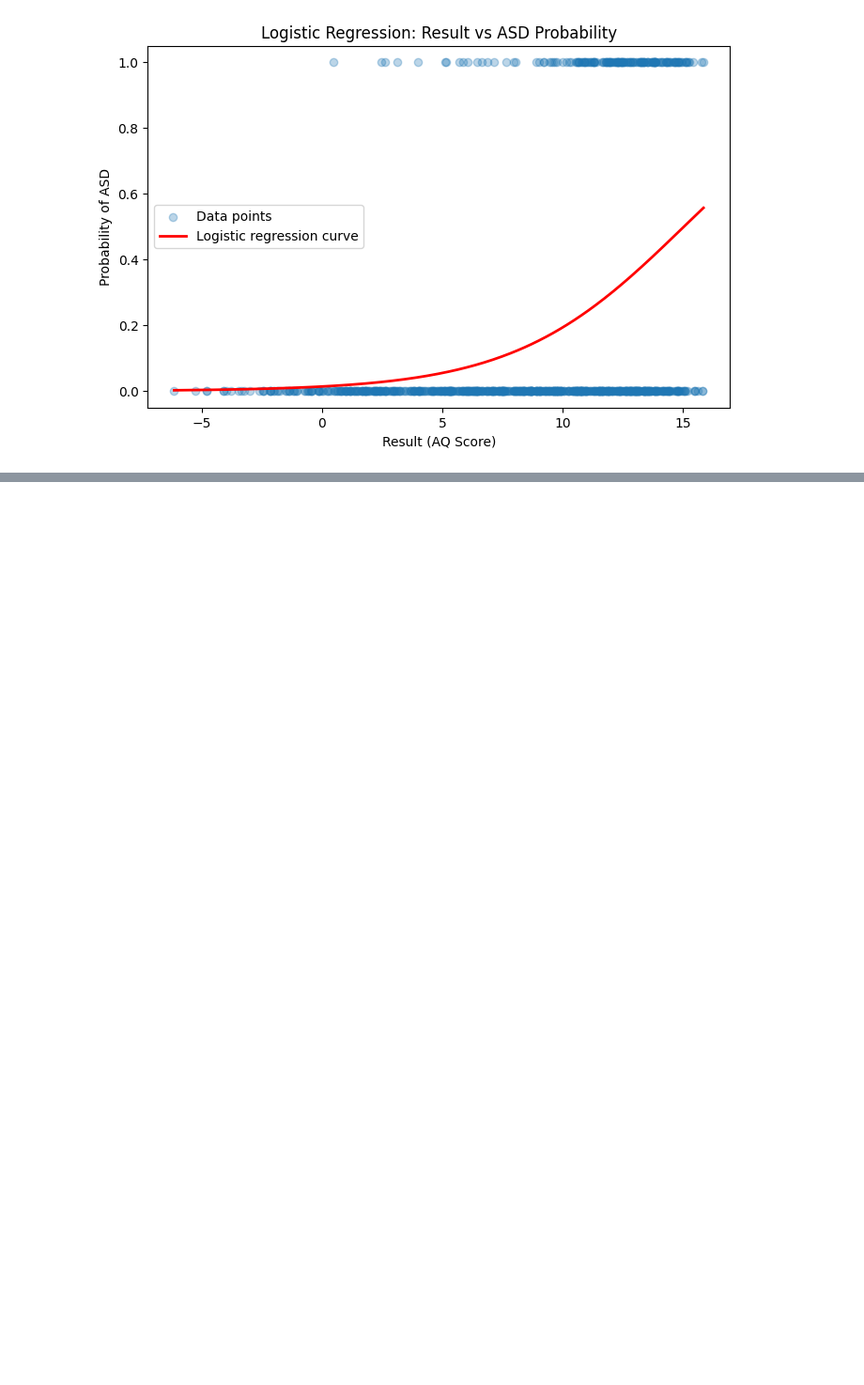
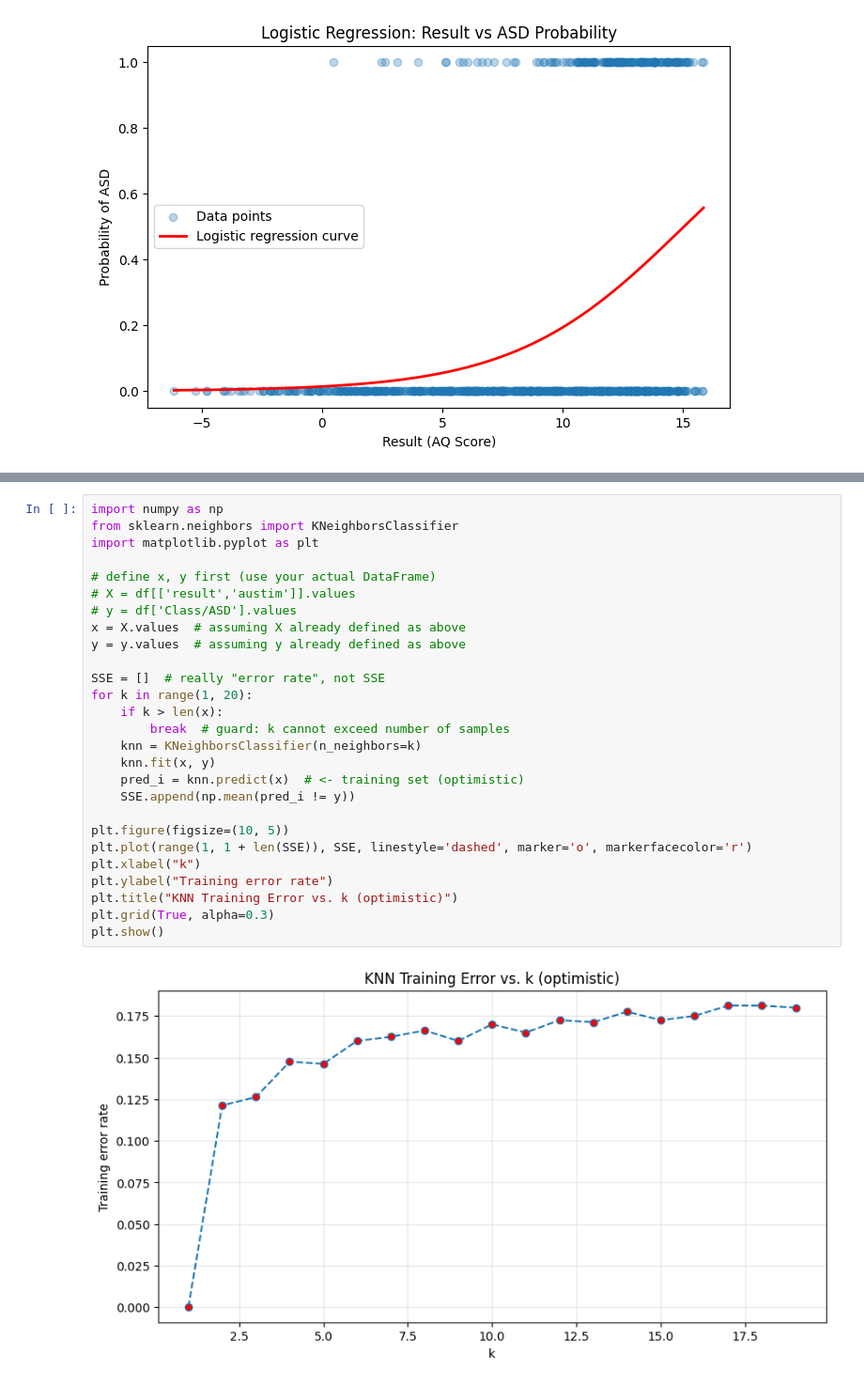
Before and after one commit to SRARNAB7/HDS_5320_Group_Project, a Jupyter notebook: Project_2.ipynb, the cells around one changed output, grey strips where cells are left out. Shown at 94% size. Saved outputs shown, nothing was run; the diff lists cells and outputs as text; blank space fills up the shorter version.

```diff
--- a/Project_2.ipynb
+++ b/Project_2.ipynb
@@ -843,0 +942,29 @@ Equation: y = -0.0600 * Age + 10.2447
+# %%
+import numpy as np
+from sklearn.neighbors import KNeighborsClassifier
+import matplotlib.pyplot as plt
+
+# define x, y first (use your actual DataFrame)
+# X = df[['result','austim']].values
+# y = df['Class/ASD'].values
+x = X.values  # assuming X already defined as above
+y = y.values  # assuming y already defined as above
+
+SSE = []  # really "error rate", not SSE
+for k in range(1, 20):
+    if k > len(x):
+        break  # guard: k cannot exceed number of samples
+    knn = KNeighborsClassifier(n_neighbors=k)
+    knn.fit(x, y)
+    pred_i = knn.predict(x)  # <- training set (optimistic)
+    SSE.append(np.mean(pred_i != y))
+
+plt.figure(figsize=(10, 5))
+plt.plot(range(1, 1 + len(SSE)), SSE, linestyle='dashed', marker='o', markerfacecolor='r')
+plt.xlabel("k")
+plt.ylabel("Training error rate")
+plt.title("KNN Training Error vs. k (optimistic)")
+plt.grid(True, alpha=0.3)
+plt.show()
+# %% [output]
+[figure, added]
```
Also changed, not shown: parts of 9 cells of this notebook.
